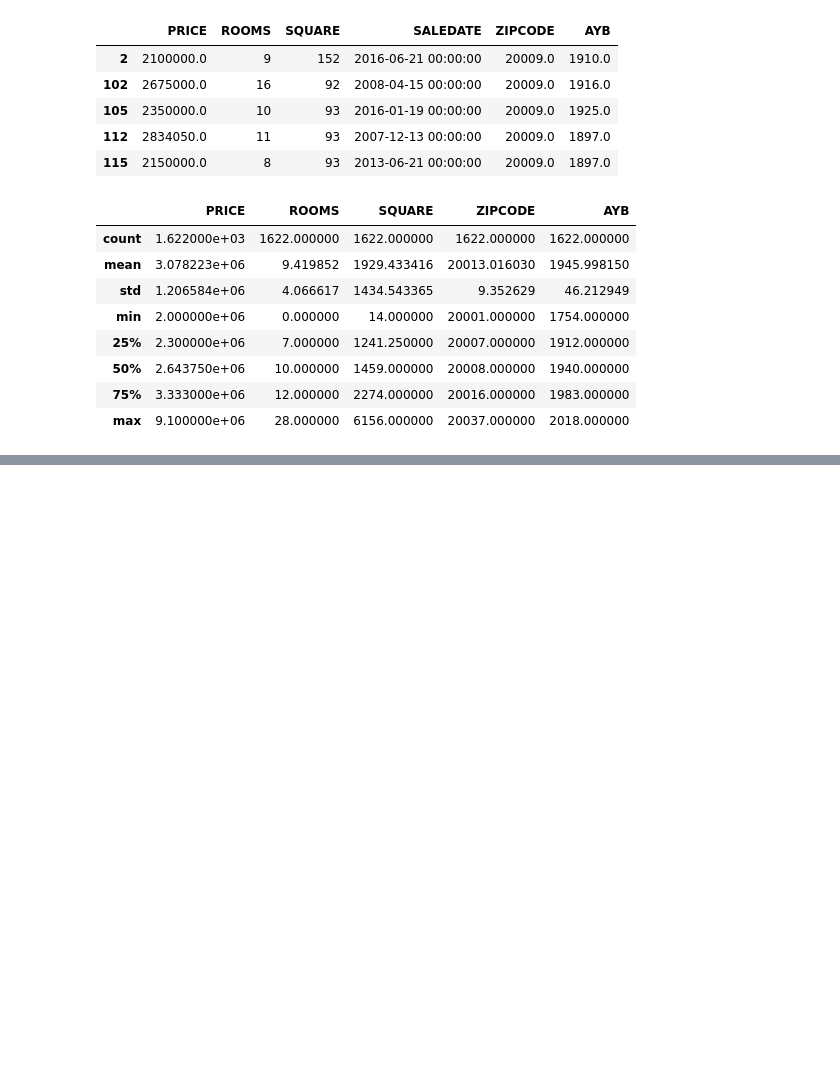
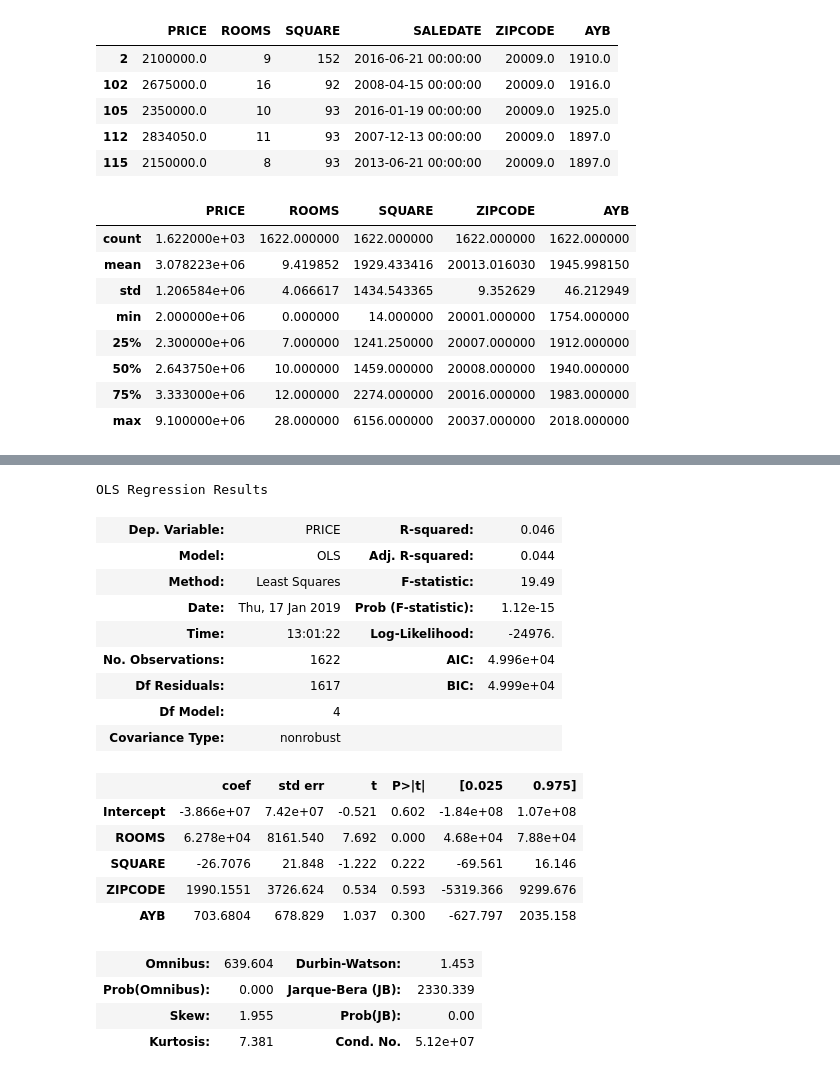
Before and after one commit to MehmetGithub/Dec2018DataBootcamp, a Jupyter notebook: Project2MD.ipynb, the cells around one changed output, grey strips where cells are left out. Drawn from its saved outputs; the diff is of its cells as text; code cells hidden in the pictures; blank space fills up the shorter version.

```diff
--- a/Project2MD.ipynb
+++ b/Project2MD.ipynb
@@ -265,0 +288,25 @@ data.describe()
+# %%
+result = smf.ols('PRICE ~ ROOMS + SQUARE + ZIPCODE + AYB', data=df4).fit()
+# %%
+result.summary()
+# %% [output]
+OLS Regression Results
+| Dep. Variable: | PRICE | R-squared: | 0.046 |
+| Model: | OLS | Adj. R-squared: | 0.044 |
+| Method: | Least Squares | F-statistic: | 19.49 |
+| Date: | Thu, 17 Jan 2019 | Prob (F-statistic): | 1.12e-15 |
+| Time: | 13:01:22 | Log-Likelihood: | -24976. |
+| No. Observations: | 1622 | AIC: | 4.996e+04 |
+| Df Residuals: | 1617 | BIC: | 4.999e+04 |
+| Df Model: | 4 |  |  |
+| Covariance Type: | nonrobust |  |  |
+|  | coef | std err | t | P>|t| | [0.025 | 0.975] |
+| Intercept | -3.866e+07 | 7.42e+07 | -0.521 | 0.602 | -1.84e+08 | 1.07e+08 |
+| ROOMS | 6.278e+04 | 8161.540 | 7.692 | 0.000 | 4.68e+04 | 7.88e+04 |
+| SQUARE | -26.7076 | 21.848 | -1.222 | 0.222 | -69.561 | 16.146 |
+| ZIPCODE | 1990.1551 | 3726.624 | 0.534 | 0.593 | -5319.366 | 9299.676 |
+| AYB | 703.6804 | 678.829 | 1.037 | 0.300 | -627.797 | 2035.158 |
+| Omnibus: | 639.604 | Durbin-Watson: | 1.453 |
+| Prob(Omnibus): | 0.000 | Jarque-Bera (JB): | 2330.339 |
+| Skew: | 1.955 | Prob(JB): | 0.00 |
+| Kurtosis: | 7.381 | Cond. No. | 5.12e+07 |
```
Also changed, not shown: parts of 5 cells of this notebook.
